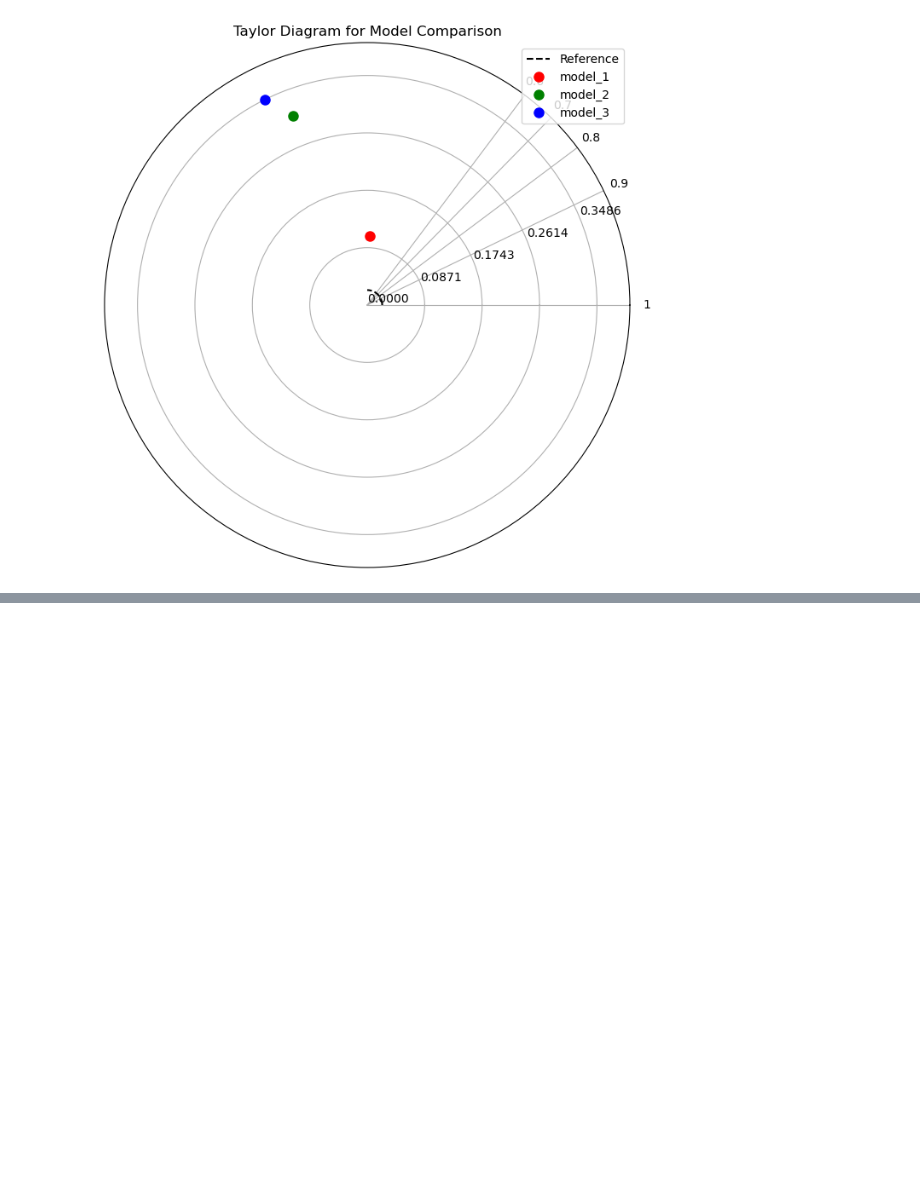
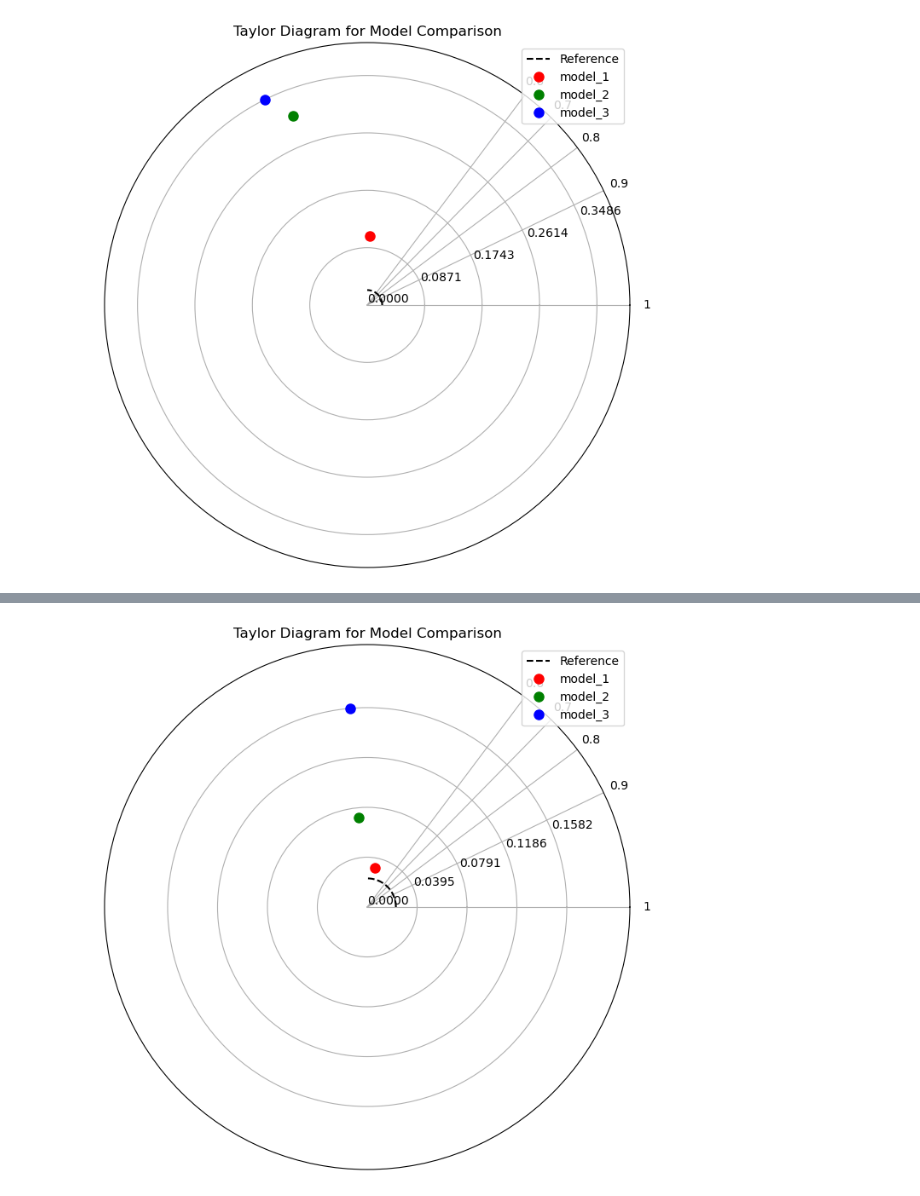
Before and after one commit to gautam642/DengueScope, a Jupyter notebook: metrics_visualiser.ipynb, the cells around one changed output, grey strips where cells are left out. Saved outputs shown, nothing was run; the diff lists cells and outputs as text; code cells hidden in the pictures; blank space fills up the shorter version.

```diff
--- a/metrics_visualiser.ipynb
+++ b/metrics_visualiser.ipynb
@@ -578,0 +688,81 @@ plot_taylor_diagram(std_devs, correlations, ref_std, labels, ["r", "g", "b"])
+# %%
+import math
+
+# Reload the datasets
+file_paths = {
+    "model_1": "./code/metrics/Brazil/catboost_lagged_19-03-2025-00-47-00.csv",
+    "model_2": "./code/metrics/Brazil/catboost_normal26-11-2024-01-03-19.csv",
+    "model_3": "./code/metrics/Brazil/catboost_search_26-11-2024-02-20-15.csv",
+    "actual_data": "./google trends/merged_dataset.csv"
+}
+
+def plot_taylor_diagram(std_devs, correlations, ref_std, labels, colors):
+    """ Generate a Taylor Diagram manually using Matplotlib """
+    fig = plt.figure(figsize=(8, 8))
+    ax = fig.add_subplot(111, polar=True)
+
+    # Convert correlation to angles (arccosine of correlation)
+    angles = np.arccos(correlations)
+
+    # Reference circle (actual standard deviation)
+    theta = np.linspace(0, np.pi / 2, 100)
+    ax.plot(theta, [ref_std] * 100, "k--", label="Reference")
+
+    # Plot each model's performance
+    for i, label in enumerate(labels):
+        ax.plot(angles[i], std_devs[i], "o", label=label, color=colors[i], markersize=8)
+
+    # Configure polar plot
+    ax.set_xticks(np.arccos([1, 0.9, 0.8, 0.7, 0.6]))  # Correlation markers
+    ax.set_xticklabels(["1", "0.9", "0.8", "0.7", "0.6"])
+    ax.set_ylim(0, max(std_devs) + 0.05)
+    ax.set_yticks(np.linspace(0, max(std_devs), 5))
+
+    # Labels and title
+    plt.legend(loc="upper right")
+    plt.title("Taylor Diagram for Model Comparison")
+    plt.show()
+
+# Load data into a dictionary
+datasets = {key: pd.read_csv(path) for key, path in file_paths.items()}
+
+# Mapping department IDs to names
+DEP_NAMES = {
+    11: 'Rondônia', 12: 'Acre', 13: 'Amazonas', 14: 'Roraima', 15: 'Pará', 16: 'Amapá', 17: 'Tocantins',
+    21: 'Maranhão', 22: 'Piauí', 23: 'Ceará', 24: 'Rio Grande do Norte', 25: 'Paraíba', 26: 'Pernambuco',
+    27: 'Alagoas', 28: 'Sergipe', 29: 'Bahia', 31: 'Minas Gerais', 32: 'Espírito Santo', 33: 'Rio de Janeiro',
+    35: 'São Paulo', 41: 'Paraná', 42: 'Santa Catarina', 43: 'Rio Grande do Sul', 50: 'Mato Grosso do Sul',
+    51: 'Mato Grosso', 52: 'Goiás', 53: 'Distrito Federal'
+}
+
+# Map department IDs to names
+actual_data = datasets["actual_data"].copy()
+actual_data["Department"] = actual_data["dep_id"].map(DEP_NAMES)
+
+# Compute average dengue rates per department
+actual_avg = actual_data.groupby("Department")[["DengRate_all", "DengRate_019"]].mean().reset_index()
+
+# Merge actual averages with model metric datasets
+merged_datasets = {}
+for model_name, model_df in datasets.items():
+    if model_name != "actual_data":
+        merged_datasets[model_name] = model_df.merge(actual_avg, on="Department", how="left")
+
+# Compute statistics for Taylor diagram
+model_stats = {}
+for model_name, df in merged_datasets.items():
+    std_dev = df["NRMSE All Validation"].replace([np.inf, -np.inf], np.nan).dropna().std()
+    correlation = np.corrcoef(df["NRMSE All Validation"].replace([np.inf, -np.inf], np.nan).dropna(),
+                              df["DengRate_all"].dropna())[0, 1]
+    model_stats[model_name] = {"std_dev": std_dev, "correlation": correlation}
+
+# Convert to arrays for plotting
+labels = list(model_stats.keys())
+std_devs = np.array([model_stats[m]["std_dev"] for m in labels])
+correlations = np.array([model_stats[m]["correlation"] for m in labels])
+ref_std = actual_avg["DengRate_all"].std()  # Reference standard deviation
+
+# Plot Taylor diagram
+plot_taylor_diagram(std_devs, correlations, ref_std, labels, ["r", "g", "b"])
+# %% [output]
+[figure, added]
```
Also changed, not shown: parts of 1 cell of this notebook, 12 other files.
